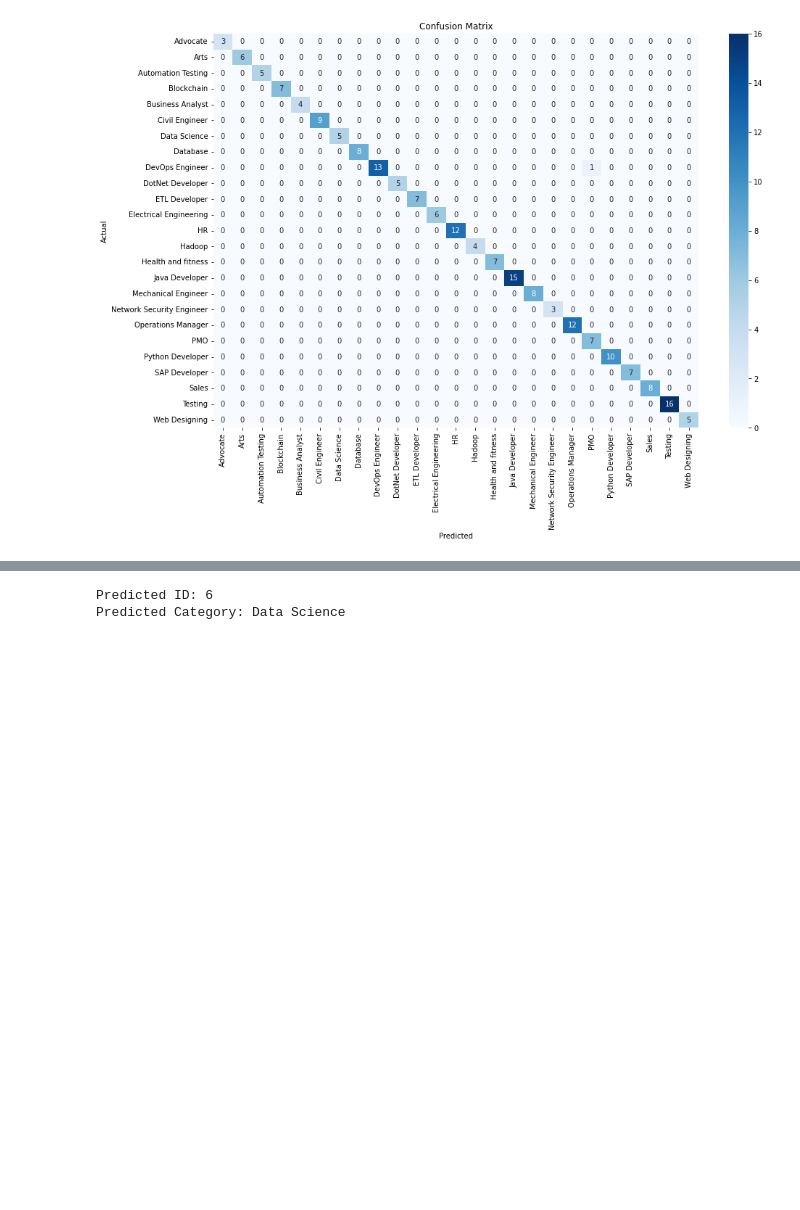
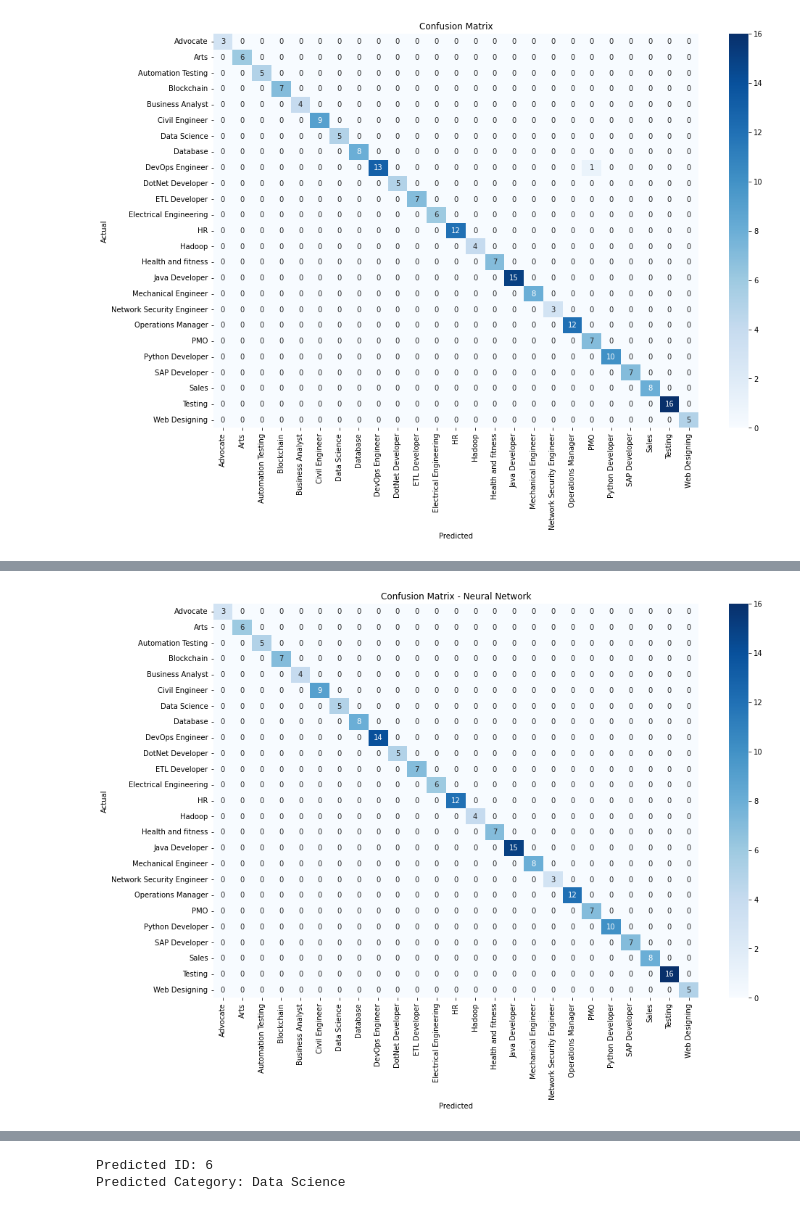
Before and after one commit to Youssef-AbdelMottaleb/Resume-Screening-App, a Jupyter notebook: Resume-Screening-Project.ipynb, the cells around one changed output, grey strips where cells are left out. Cells and saved outputs as stored; diff of their text form; code cells hidden in the pictures; blank space fills up the shorter version.

```diff
--- a/Resume-Screening-Project.ipynb
+++ b/Resume-Screening-Project.ipynb
@@ -298,0 +343,17 @@ plt.show()
+# %%
+# One-hot encoding of the target variable
+y_train_balanced_nn = to_categorical(y_train_balanced)
+y_test_nn = to_categorical(y_test)
+
+# Building the model
+nn_model = Sequential()
+nn_model.add(Dense(512, input_dim=X_train_balanced.shape[1], activation='relu'))
+nn_model.add(Dense(256, activation='relu'))
+nn_model.add(Dense(y_train_balanced_nn.shape[1], activation='softmax'))
+
+nn_model.compile(loss='categorical_crossentropy', optimizer='adam', metrics=['accuracy'])
+
+history = nn_model.fit(X_train_balanced.toarray(), y_train_balanced_nn, validation_data=(X_test.toarray(), y_test_nn), epochs=10, batch_size=64)
+
+nn_predictions = nn_model.predict(X_test.toarray())
+nn_predicted_classes = np.argmax(nn_predictions, axis=1)
@@ -298,0 +397,11 @@ plt.show()
+# %%
+# Confusion matrix for Neural Network
+cm_nn = confusion_matrix(y_test, nn_predicted_classes)
+plt.figure(figsize=(15, 10))
+sns.heatmap(cm_nn, annot=True, fmt='d', cmap='Blues', xticklabels=le.classes_, yticklabels=le.classes_)
+plt.ylabel('Actual')
+plt.xlabel('Predicted')
+plt.title('Confusion Matrix - Neural Network')
+plt.show()
+# %% [output]
+[figure, added]
```
Also changed, not shown: parts of 9 cells of this notebook, 1 other file.
